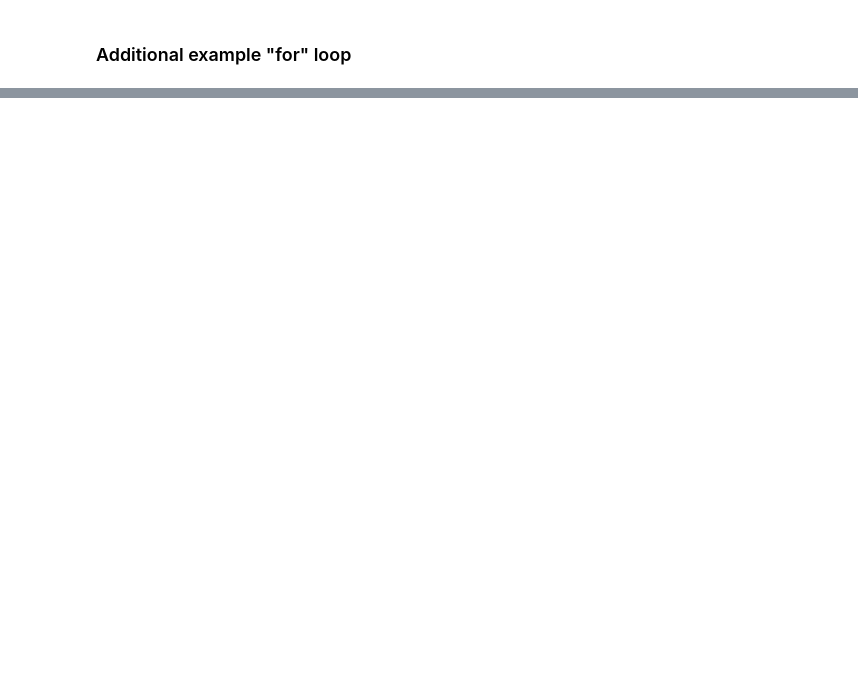
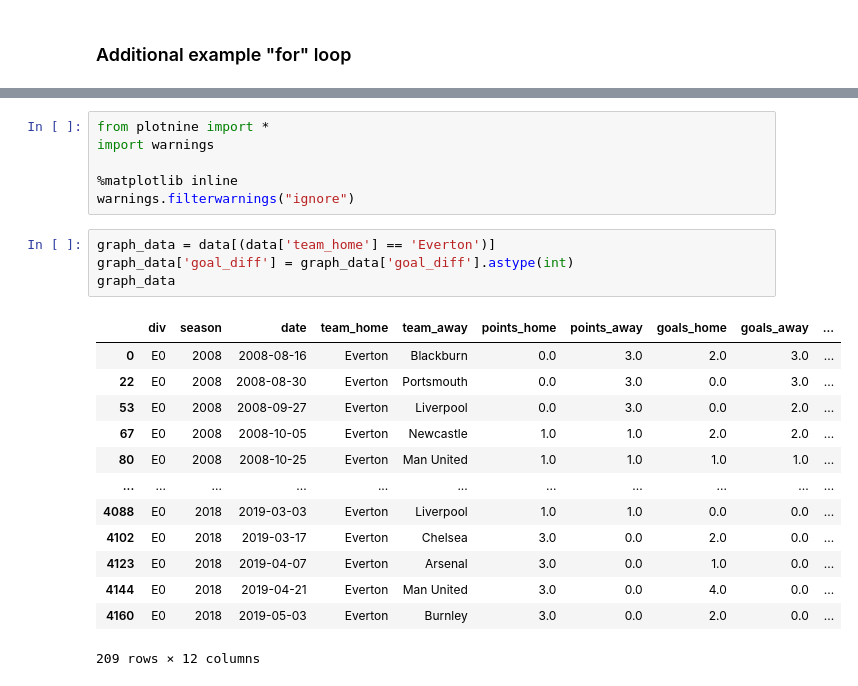
Before and after one commit to Anton21a/HW_Anton_Shestakov, a Jupyter notebook: data.ipynb, the cells around one changed output, grey strips where cells are left out. Saved outputs shown, nothing was run; the diff lists cells and outputs as text; blank space fills up the shorter version.

```diff
--- a/data.ipynb
+++ b/data.ipynb
@@ -223,0 +329,24 @@ Name: points_home, dtype: float64
+# %%
+from plotnine import *
+import warnings
+
+%matplotlib inline
+warnings.filterwarnings("ignore")
+# %%
+graph_data = data[(data['team_home'] == 'Everton')]
+graph_data['goal_diff'] = graph_data['goal_diff'].astype(int)
+graph_data
+# %% [output]
+|  | div | season | date | team_home | team_away | points_home | points_away | goals_home | goals_away | ... |
+| 0 | E0 | 2008 | 2008-08-16 | Everton | Blackburn | 0.0 | 3.0 | 2.0 | 3.0 | ... |
+| 22 | E0 | 2008 | 2008-08-30 | Everton | Portsmouth | 0.0 | 3.0 | 0.0 | 3.0 | ... |
+| 53 | E0 | 2008 | 2008-09-27 | Everton | Liverpool | 0.0 | 3.0 | 0.0 | 2.0 | ... |
+| 67 | E0 | 2008 | 2008-10-05 | Everton | Newcastle | 1.0 | 1.0 | 2.0 | 2.0 | ... |
+| 80 | E0 | 2008 | 2008-10-25 | Everton | Man United | 1.0 | 1.0 | 1.0 | 1.0 | ... |
+| ... | ... | ... | ... | ... | ... | ... | ... | ... | ... | ... |
+| 4088 | E0 | 2018 | 2019-03-03 | Everton | Liverpool | 1.0 | 1.0 | 0.0 | 0.0 | ... |
+| 4102 | E0 | 2018 | 2019-03-17 | Everton | Chelsea | 3.0 | 0.0 | 2.0 | 0.0 | ... |
+| 4123 | E0 | 2018 | 2019-04-07 | Everton | Arsenal | 3.0 | 0.0 | 1.0 | 0.0 | ... |
+| 4144 | E0 | 2018 | 2019-04-21 | Everton | Man United | 3.0 | 0.0 | 4.0 | 0.0 | ... |
+| 4160 | E0 | 2018 | 2019-05-03 | Everton | Burnley | 3.0 | 0.0 | 2.0 | 0.0 | ... |
+209 rows × 12 columns
```
Also changed, not shown: parts of 36 cells of this notebook.
